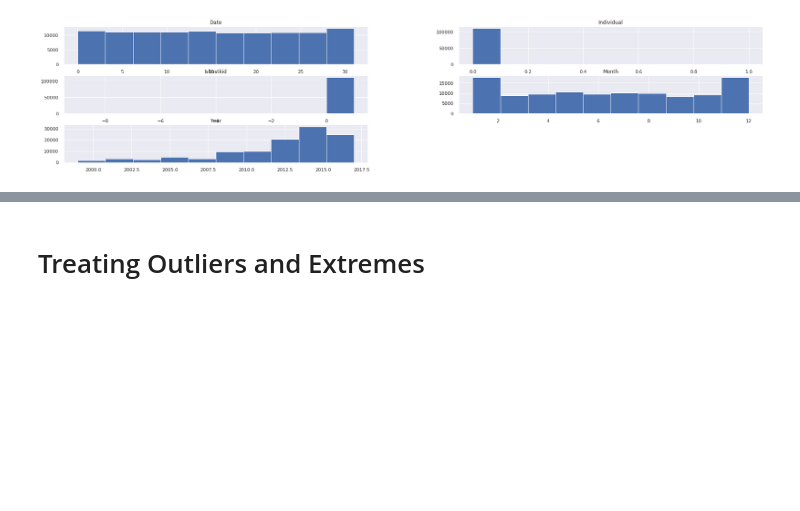
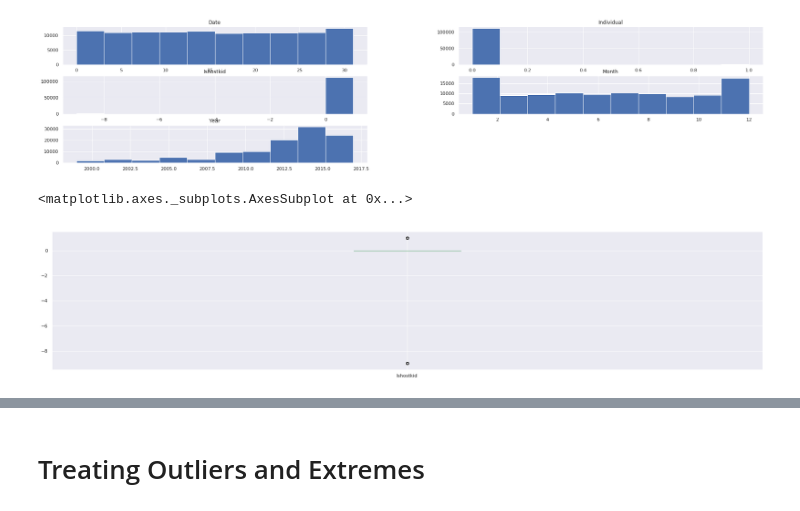
Before and after one commit to Gary-1606/Trial-BDAS, a Jupyter notebook: GlobalTerrorism.ipynb, the cells around one changed output, grey strips where cells are left out. Saved outputs shown, nothing was run; the diff lists cells and outputs as text; code cells hidden in the pictures; blank space fills up the shorter version.

```diff
--- a/GlobalTerrorism.ipynb
+++ b/GlobalTerrorism.ipynb
@@ -696,3 +757,8 @@ array([[<matplotlib.axes._subplots.AxesSubplot object at 0x...>,
       dtype=object)
 [figure]
 [figure]
+# %%
+terrorismdf_pd.boxplot(column = 'Ishostkid')
+# %% [output]
+<matplotlib.axes._subplots.AxesSubplot at 0x...>
+[figure, added]
```
Also changed, not shown: parts of 15 cells of this notebook.
